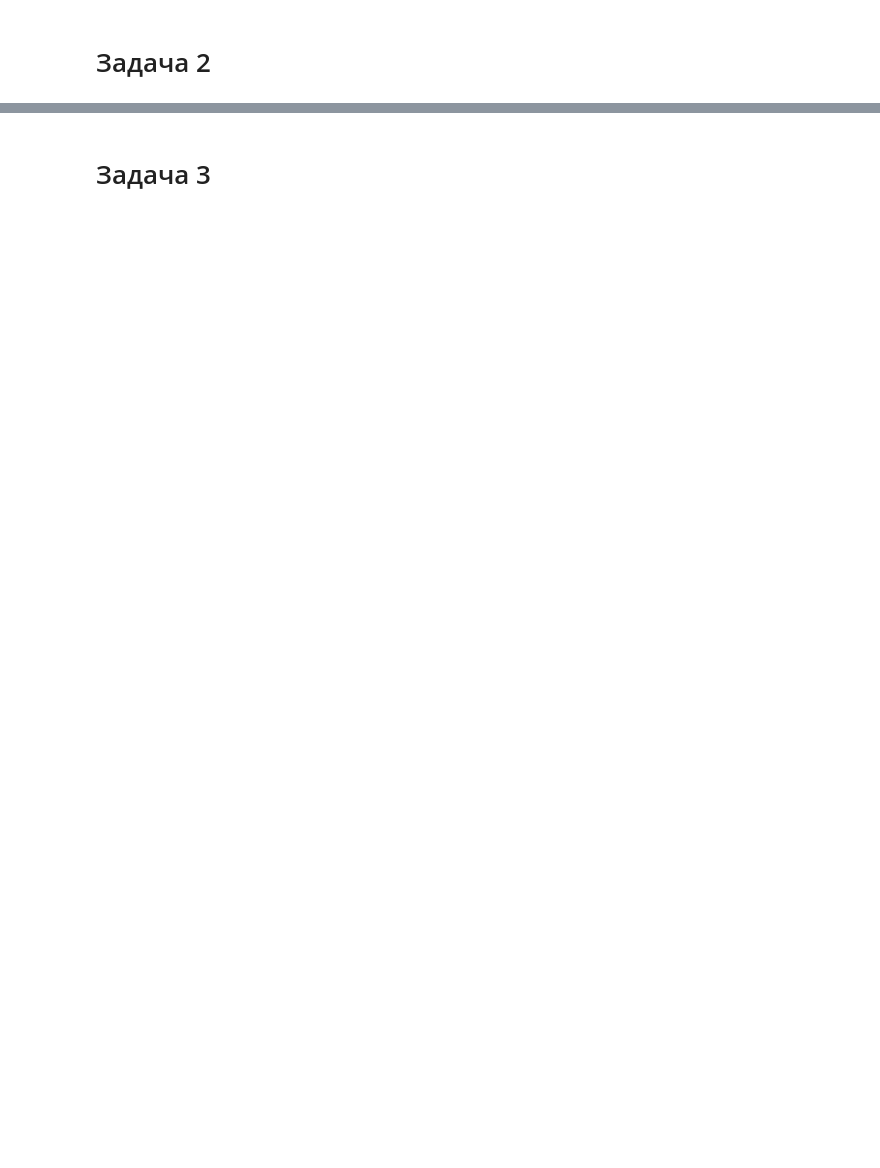
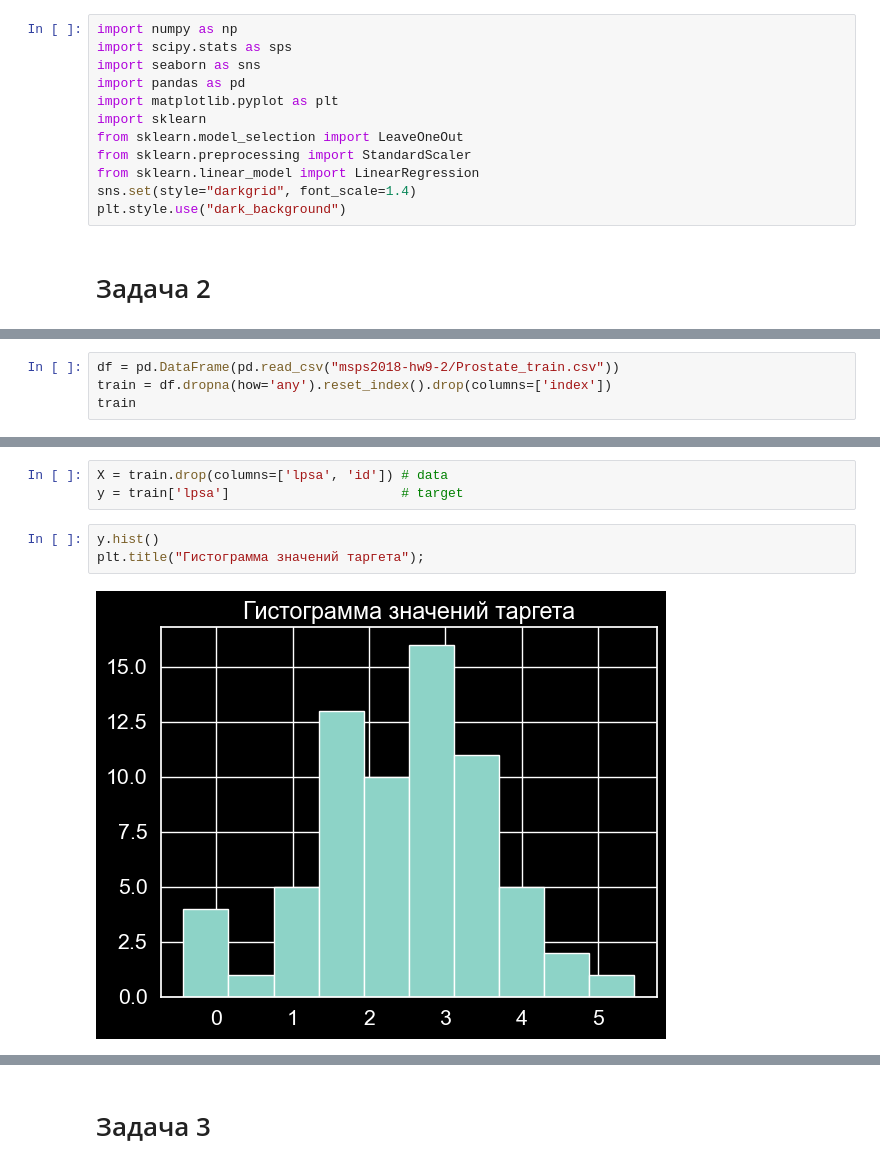
Before and after one commit to voroninip/Statistics, a Jupyter notebook: HW9/HW9.ipynb, the cells around one changed output, grey strips where cells are left out. Saved outputs shown, nothing was run; the diff lists cells and outputs as text; blank space fills up the shorter version.

```diff
--- a/HW9/HW9.ipynb
+++ b/HW9/HW9.ipynb
@@ -20,5 +20,17 @@ $$\min_{s.t.\ A\theta = 0}\norm{Y - \theta}^2$$
 $$Pr_{A^\mathsf{T}}Y = A^\mathsf{T}\lr{AA^\mathsf{T}}^{-1}A$$
 $$Pr_{A^\mathsf{T}} = I - Pr_{A^\bot}$$
 Итого, $$\hat{\theta} = Pr_{A^\bot}Y = \lr{I - A^\mathsf{T}\lr{AA^\mathsf{T}}^{-1}A}Y$$
+# %%
+import numpy as np
+import scipy.stats as sps
+import seaborn as sns
+import pandas as pd
+import matplotlib.pyplot as plt
+import sklearn
+from sklearn.model_selection import LeaveOneOut
+from sklearn.preprocessing import StandardScaler
+from sklearn.linear_model import LinearRegression
+sns.set(style="darkgrid", font_scale=1.4)
+plt.style.use("dark_background")
 # %% [markdown]
 # Задача 2
@@ -24,0 +39,4 @@ $$Pr_{A^\mathsf{T}} = I - Pr_{A^\bot}$$
+# %%
+df = pd.DataFrame(pd.read_csv("msps2018-hw9-2/Prostate_train.csv"))
+train = df.dropna(how='any').reset_index().drop(columns=['index'])
+train
@@ -24,0 +57,8 @@ $$Pr_{A^\mathsf{T}} = I - Pr_{A^\bot}$$
+# %%
+X = train.drop(columns=['lpsa', 'id']) # data
+y = train['lpsa']                      # target
+# %%
+y.hist()
+plt.title("Гистограмма значений таргета");
+# %% [output]
+[figure, added]
```
Also changed, not shown: parts of 120 cells of this notebook, 13 other files.
